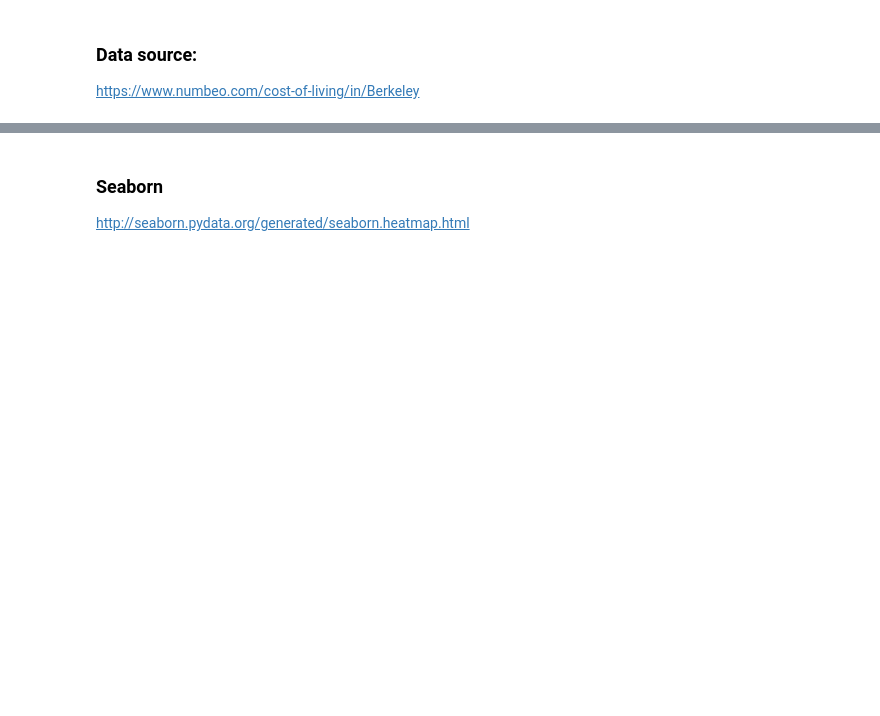
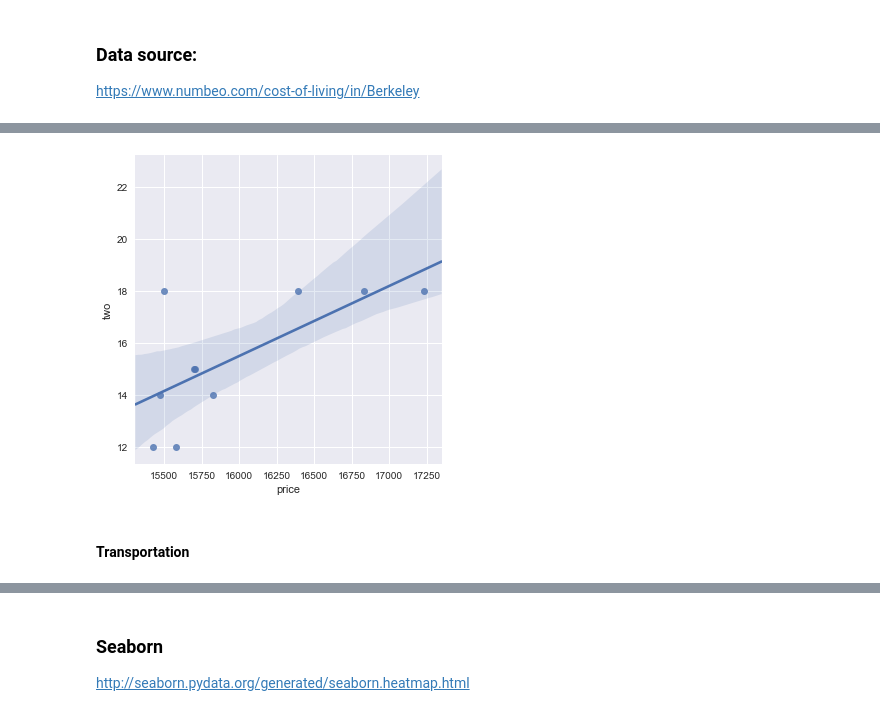
Before and after one commit to yiranjia/DSSG, a Jupyter notebook: Cost of Living analysis 2.ipynb, the cells around one changed output, grey strips where cells are left out. Drawn from its saved outputs; the diff is of its cells as text; code cells hidden in the pictures; blank space fills up the shorter version.

```diff
--- a/Cost of Living analysis 2.ipynb
+++ b/Cost of Living analysis 2.ipynb
@@ -99,0 +127,6 @@ https://www.numbeo.com/cost-of-living/in/Berkeley
+# %%
+g = sns.lmplot(x="price", y="two", data=df111)
+# %% [output]
+[figure, added]
+# %% [markdown]
+#### Transportation
```
Also changed, not shown: parts of 29 cells of this notebook.
